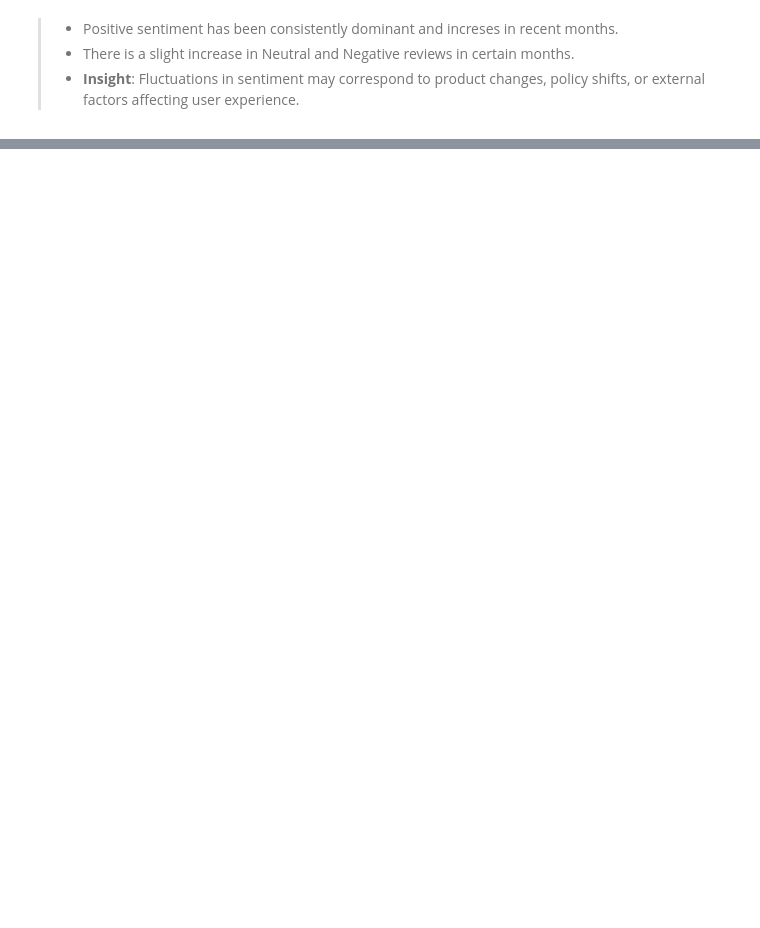
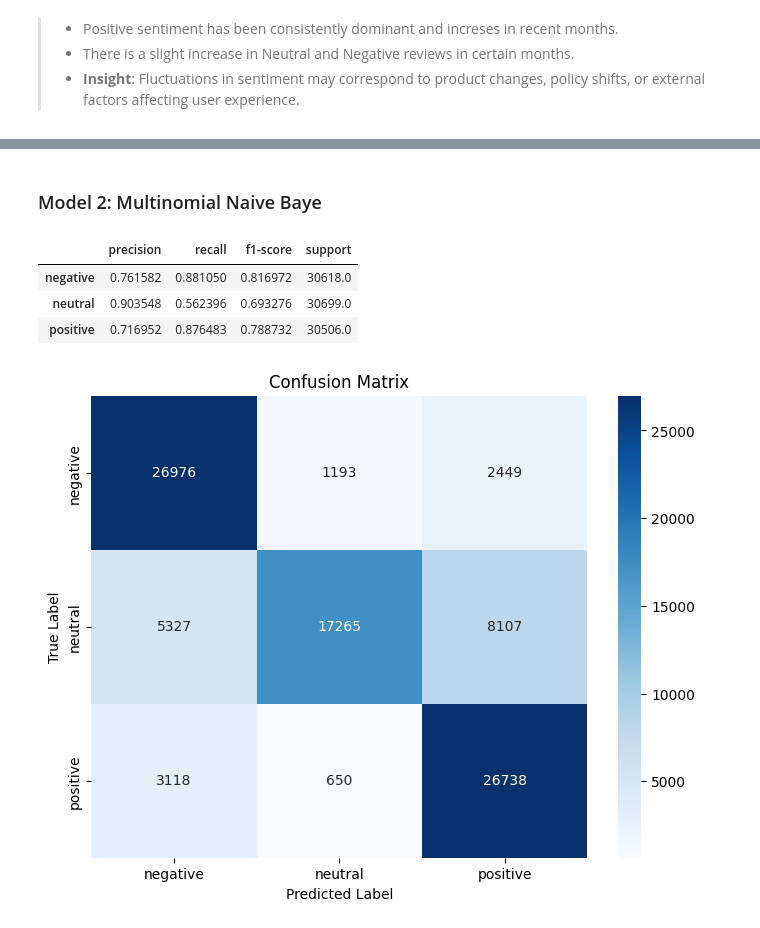
Before and after one commit to hsufrancy/chatgpt-review-sentiment-analysis, a Jupyter notebook: sentiment_analysis.ipynb, the cells around one changed output, grey strips where cells are left out. Cells and saved outputs as stored; diff of their text form; code cells hidden in the pictures; blank space fills up the shorter version.

```diff
--- a/sentiment_analysis.ipynb
+++ b/sentiment_analysis.ipynb
@@ -348,0 +503,32 @@ plt.show()
+# %% [markdown]
+### Model 2: Multinomial Naive Baye
+# %%
+# Train a Multinomial Naive Bayes model
+nb_model = MultinomialNB()
+nb_model.fit(X_train, y_train)
+
+y_pred = nb_model.predict(X_val)
+y_pred_prob = nb_model.predict_proba(X_val)
+
+# Print classification report
+report_dict = classification_report(y_val, y_pred, target_names=label_encoder.classes_, output_dict=True)
+report_df = pd.DataFrame(report_dict).transpose()
+report_df.iloc[:3]
+# %% [output]
+|  | precision | recall | f1-score | support |
+| negative | 0.761582 | 0.881050 | 0.816972 | 30618.0 |
+| neutral | 0.903548 | 0.562396 | 0.693276 | 30699.0 |
+| positive | 0.716952 | 0.876483 | 0.788732 | 30506.0 |
+# %%
+# Compute confusion matrix
+cm = confusion_matrix(y_val, y_pred)
+
+# Plot the heatmap
+plt.figure(figsize=(8, 6))
+sns.heatmap(cm, annot=True, fmt='d', cmap='Blues', xticklabels=label_encoder.classes_, yticklabels=label_encoder.classes_)
+plt.xlabel('Predicted Label')
+plt.ylabel('True Label')
+plt.title('Confusion Matrix')
+plt.show()
+# %% [output]
+[figure, added]
```
Also changed, not shown: parts of 42 cells of this notebook.
